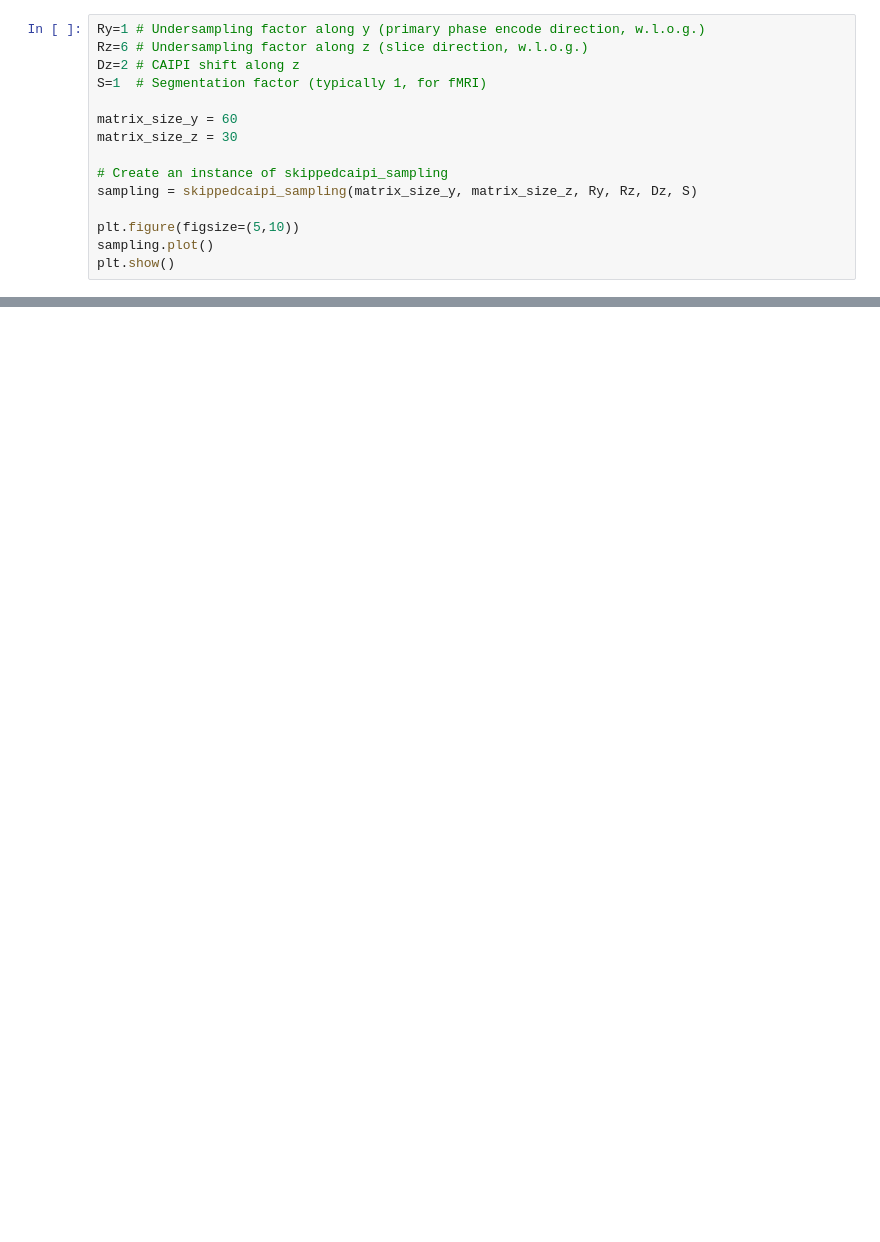
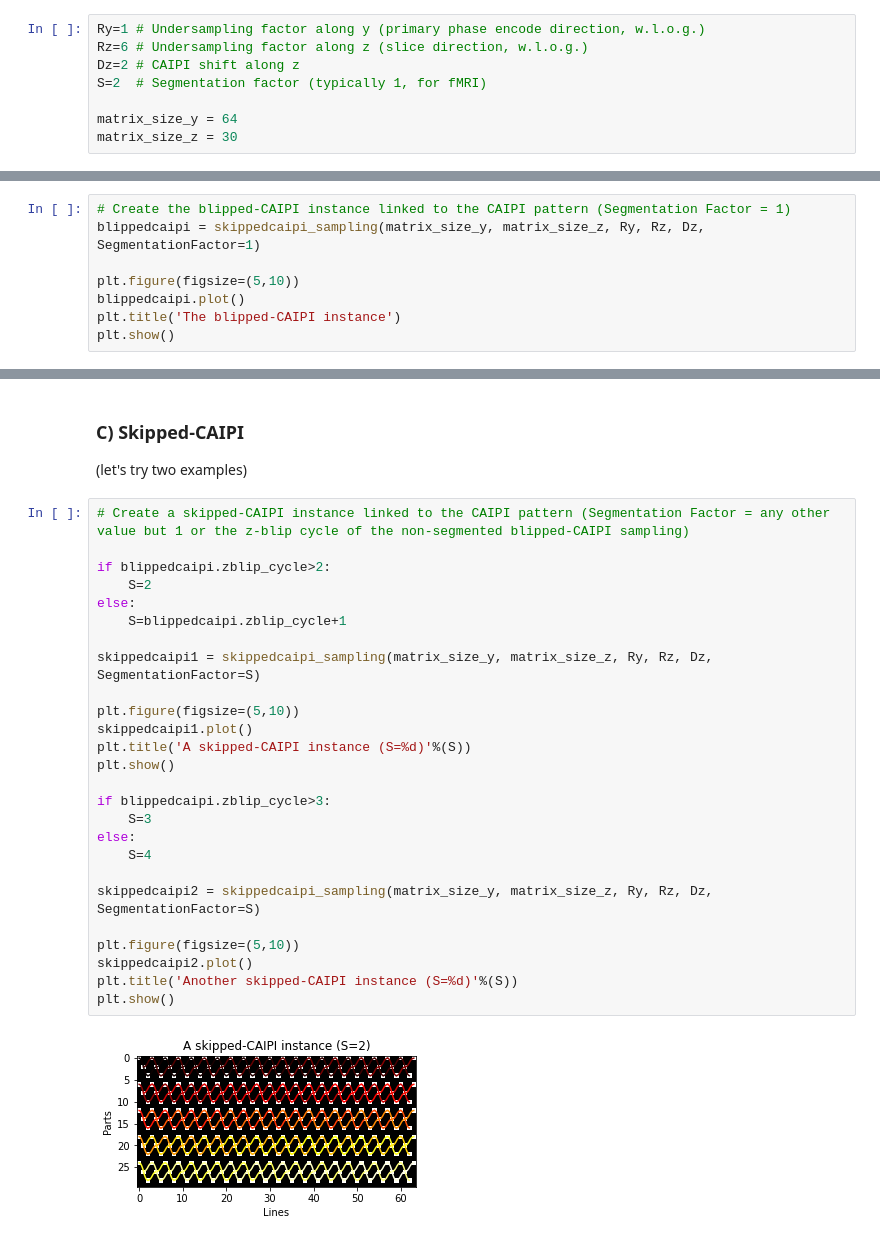
Before and after one commit to HarmonizedMRI/3DEPI, a Jupyter notebook: src/sampling/develop.ipynb, the cells around one changed output, grey strips where cells are left out. Drawn from its saved outputs; the diff is of its cells as text; blank space fills up the shorter version.

Commit message:
Bugfixing, documentation and example use cases.

```diff
--- a/src/sampling/develop.ipynb
+++ b/src/sampling/develop.ipynb
@@ -88,14 +111,7 @@ class skippedcaipi_sampling:
 Ry=1 # Undersampling factor along y (primary phase encode direction, w.l.o.g.)
 Rz=6 # Undersampling factor along z (slice direction, w.l.o.g.)
 Dz=2 # CAIPI shift along z
-S=1  # Segmentation factor (typically 1, for fMRI)
+S=2  # Segmentation factor (typically 1, for fMRI)
 
-matrix_size_y = 60
+matrix_size_y = 64
 matrix_size_z = 30
-
-# Create an instance of skippedcaipi_sampling
-sampling = skippedcaipi_sampling(matrix_size_y, matrix_size_z, Ry, Rz, Dz, S)
-
-plt.figure(figsize=(5,10))
-sampling.plot()
-plt.show()
@@ -103,0 +125,8 @@ plt.show()
+# %%
+# Create the blipped-CAIPI instance linked to the CAIPI pattern (Segmentation Factor = 1)
+blippedcaipi = skippedcaipi_sampling(matrix_size_y, matrix_size_z, Ry, Rz, Dz, SegmentationFactor=1)
+
+plt.figure(figsize=(5,10))
+blippedcaipi.plot()
+plt.title('The blipped-CAIPI instance')
+plt.show()
@@ -103,0 +151,31 @@ plt.show()
+# %% [markdown]
+### C) Skipped-CAIPI
+(let's try two examples)
+# %%
+# Create a skipped-CAIPI instance linked to the CAIPI pattern (Segmentation Factor = any other value but 1 or the z-blip cycle of the non-segmented blipped-CAIPI sampling)
+
+if blippedcaipi.zblip_cycle>2:
+    S=2
+else:
+    S=blippedcaipi.zblip_cycle+1
+
+skippedcaipi1 = skippedcaipi_sampling(matrix_size_y, matrix_size_z, Ry, Rz, Dz, SegmentationFactor=S)
+
+plt.figure(figsize=(5,10))
+skippedcaipi1.plot()
+plt.title('A skipped-CAIPI instance (S=%d)'%(S))
+plt.show()
+
+if blippedcaipi.zblip_cycle>3:
+    S=3
+else:
+    S=4
+
+skippedcaipi2 = skippedcaipi_sampling(matrix_size_y, matrix_size_z, Ry, Rz, Dz, SegmentationFactor=S)
+
+plt.figure(figsize=(5,10))
+skippedcaipi2.plot()
+plt.title('Another skipped-CAIPI instance (S=%d)'%(S))
+plt.show()
+# %% [output]
+[figure, added]
```
Also changed, not shown: parts of 12 cells of this notebook.
